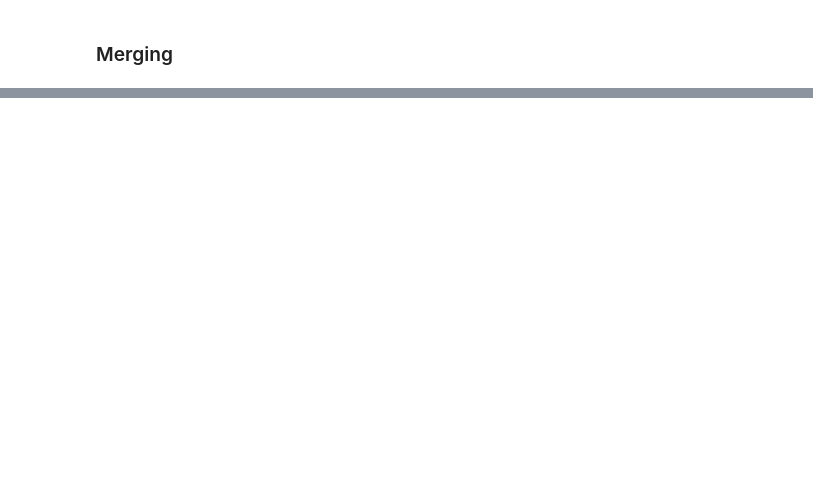
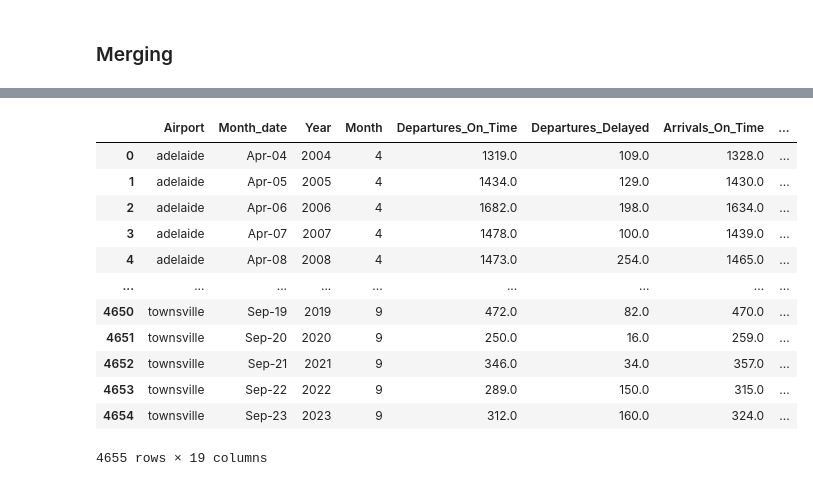
Before and after one commit to 1ThomasS/Aviation_Analysis, a Jupyter notebook: Aviation_Traffic_Data.ipynb, the cells around one changed output, grey strips where cells are left out. Saved outputs shown, nothing was run; the diff lists cells and outputs as text; code cells hidden in the pictures; blank space fills up the shorter version.

```diff
--- a/Aviation_Traffic_Data.ipynb
+++ b/Aviation_Traffic_Data.ipynb
@@ -206,0 +241,27 @@ Index(['Airport', 'Month_date', 'Year', 'Month', 'Departures_On_Time',
+# %%
+import pandas as pd
+
+data = {
+    'Airport': [
+        'Adelaide', 'Mackay', 'Sydney', 'Rockhampton', 'Perth', 'Melbourne',
+        'Townsville', 'Canberra', 'Cairns', 'Brisbane', 'Gold Coast', 'Hobart',
+        'Launceston', 'Darwin', 'Newcastle', 'Sunshine Coast', 'Ballina',
+        'Hamilton Island', 'Karratha', 'Proserpine', 'Alice Springs'
+    ],
+    'Longitude': [
+        138.6007, 149.1856, 151.2093, 150.5117, 115.8605, 144.9631,
+        146.8169, 149.1300, 145.7781, 153.0251, 153.4000, 147.3272,
+        147.1441, 130.8456, 151.7789, 153.0929, 153.5629, 148.9570,
+        116.8463, 148.5816, 133.8807
+    ],
+    'Latitude': [
+        -34.9285, -21.1412, -33.8688, -23.3750, -31.9505, -37.8136,
+        -19.2584, -35.2809, -16.9186, -27.4698, -28.0167, -42.8821,
+        -41.4332, -12.4634, -32.9267, -26.6550, -28.8344, -20.3517,
+        -20.7377, -20.4023, -23.6980
+    ]
+}
+
+long_lat = pd.DataFrame(data)
+
+long_lat['Airport'] = long_lat['Airport'].str.lower()
@@ -206,0 +288,17 @@ Index(['Airport', 'Month_date', 'Year', 'Month', 'Departures_On_Time',
+# %%
+merged_df_final = merged_df.merge(long_lat, on = 'Airport', how = 'left')
+merged_df_final
+# %% [output]
+|  | Airport | Month_date | Year | Month | Departures_On_Time | Departures_Delayed | Arrivals_On_Time | ... |
+| 0 | adelaide | Apr-04 | 2004 | 4 | 1319.0 | 109.0 | 1328.0 | ... |
+| 1 | adelaide | Apr-05 | 2005 | 4 | 1434.0 | 129.0 | 1430.0 | ... |
+| 2 | adelaide | Apr-06 | 2006 | 4 | 1682.0 | 198.0 | 1634.0 | ... |
+| 3 | adelaide | Apr-07 | 2007 | 4 | 1478.0 | 100.0 | 1439.0 | ... |
+| 4 | adelaide | Apr-08 | 2008 | 4 | 1473.0 | 254.0 | 1465.0 | ... |
+| ... | ... | ... | ... | ... | ... | ... | ... | ... |
+| 4650 | townsville | Sep-19 | 2019 | 9 | 472.0 | 82.0 | 470.0 | ... |
+| 4651 | townsville | Sep-20 | 2020 | 9 | 250.0 | 16.0 | 259.0 | ... |
+| 4652 | townsville | Sep-21 | 2021 | 9 | 346.0 | 34.0 | 357.0 | ... |
+| 4653 | townsville | Sep-22 | 2022 | 9 | 289.0 | 150.0 | 315.0 | ... |
+| 4654 | townsville | Sep-23 | 2023 | 9 | 312.0 | 160.0 | 324.0 | ... |
+4655 rows × 19 columns
```
Also changed, not shown: parts of 21 cells of this notebook, 4 other files.
